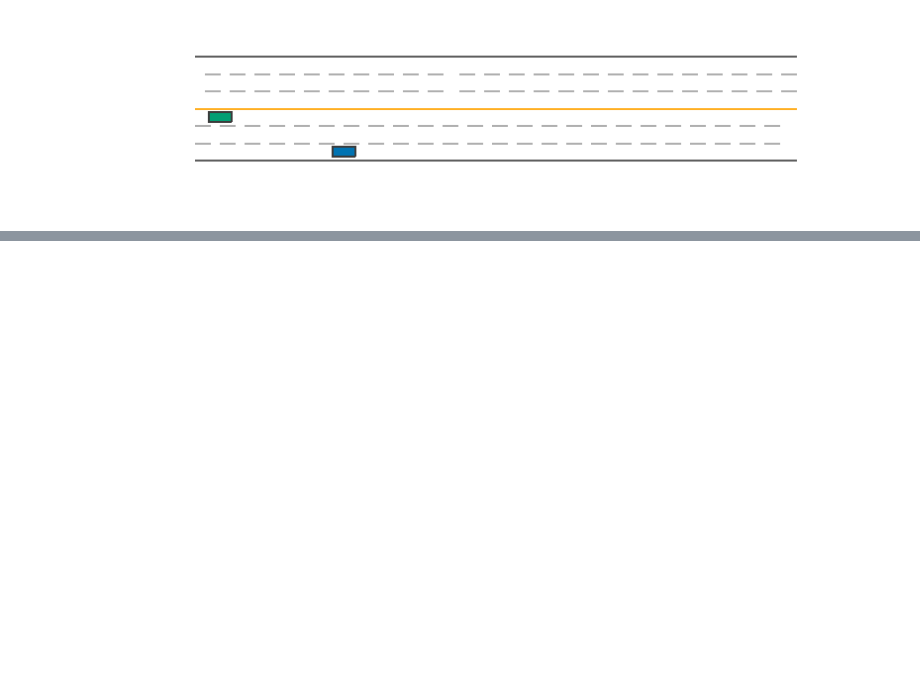
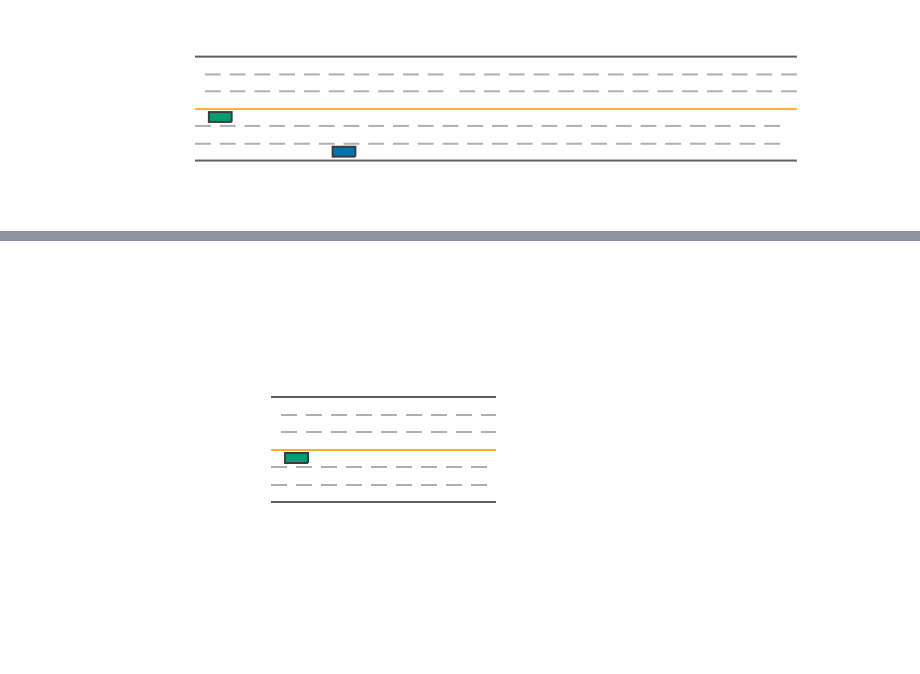
Before and after one commit to honda-research-institute/3LSO, a Jupyter notebook: main_notebook.ipynb, the cells around one changed output, grey strips where cells are left out. Drawn from its saved outputs; the diff is of its cells as text; code cells hidden in the pictures; blank space fills up the shorter version.

```diff
--- a/main_notebook.ipynb
+++ b/main_notebook.ipynb
@@ -554,3 +545,98 @@ from datetime import datetime
 # %%
-f'{datetime.now().replace(microsecond=0)}'
+# File: pid_waypoint_follower.py
+from metadrive.utils import generate_gif
+import numpy as np
+from metadrive import MetaDriveEnv
+
+class PIDController:
+    def __init__(self, kp, ki, kd):
+        self.kp = kp
+        self.ki = ki
+        self.kd = kd
+        self.prev_error = 0
+        self.integral = 0
+
+    def compute_control(self, target, current):
+        # Calculate error
+        error = target - current
+        # Proportional term
+        proportional = self.kp * error
+        # Integral term
+        self.integral += error
+        integral = self.ki * self.integral
+        # Derivative term
+        derivative = self.kd * (error - self.prev_error)
+        # Save error for next iteration
+        self.prev_error = error
+        # Return control output
+        return proportional + integral + derivative
+
+
+def calculate_target_angle(vehicle_position, waypoints):
+    """
+    Calculate the desired angle to the next waypoint.
+    """
+    closest_waypoint = waypoints[0]
+    target_vector = np.array(closest_waypoint) - np.array(vehicle_position)[:2]
+    desired_angle = np.arctan2(target_vector[1], target_vector[0])
+    return desired_angle
+
+
+def main():
+    # Initialize MetaDrive environment
+    env = MetaDriveEnv(dict(map = "S", start_seed=0, use_render = False))
+    env.reset()
+
+    # Define waypoints (sample)
+    waypoints = [
+        (20, 3.5), (40, 7), (60, 3.5), (80, 7)  # Example waypoints in (x, y)
+    ]
+
+    # PID controller for steering and throttle
+    pid_steering = PIDController(kp=1.0, ki=0.0, kd=0.1)
+    pid_throttle = PIDController(kp=1.0, ki=0.1, kd=0.05)
+    frames =[]
+    try:
+        for step in range(1000):  # Simulate for 1000 steps
+            env.render()
+
+            # Get current vehicle state
+            obs = env.vehicle.get_state()
+            vehicle_position = obs["position"]  # (x, y, z) position of the vehicle
+            vehicle_heading = obs["heading_theta"]  # Current heading in radians
+
+            # Remove waypoints already passed
+            if np.linalg.norm(np.array(waypoints[0]) - np.array(vehicle_position)[:2]) < 2:
+                waypoints.pop(0)
+                if not waypoints:
+                    print("Reached all waypoints!")
+                    break
+
+            # Calculate control inputs
+            target_angle = calculate_target_angle(vehicle_position, waypoints)
+            steering_error = target_angle - vehicle_heading
+            steering_action = pid_steering.compute_control(steering_error, 0)
+
+            # Set throttle (speed control to maintain constant speed)
+            target_speed = 10  # Target speed in m/s
+            current_speed = np.linalg.norm(obs["velocity"])  # Current speed in m/s
+            throttle_action = pid_throttle.compute_control(target_speed, current_speed)
+
+            # Control the vehicle
+            env.step([steering_action, throttle_action])
+            ######## TOP DOWN RENDER #########
+
+            frame = env.render(mode="topdown",
+                            window=False,
+                            screen_size=(400, 400))
+            frames.append(frame)
+
+        generate_gif(frames, gif_name="demo.gif")
+    finally:
+        env.close()
+
+main()
+
+from IPython.display import Image
+Image(open("demo.gif", "rb").read())
 # %% [output]
@@ -557,0 +661 @@ f'{datetime.now().replace(microsecond=0)}'
+[figure, added]
```
Also changed, not shown: parts of 3 cells of this notebook, 7 other files.
